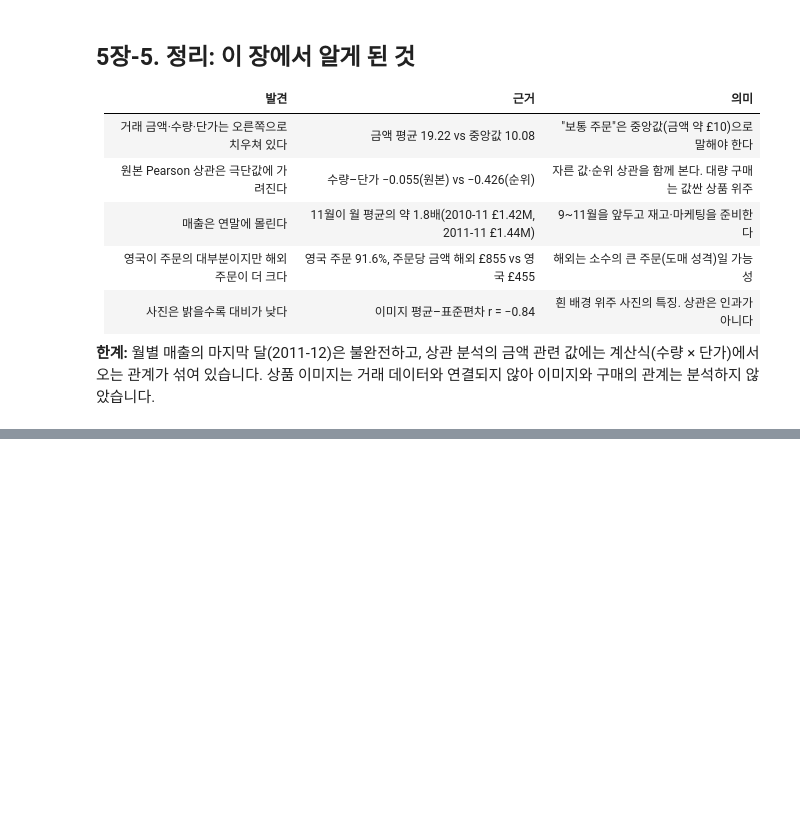
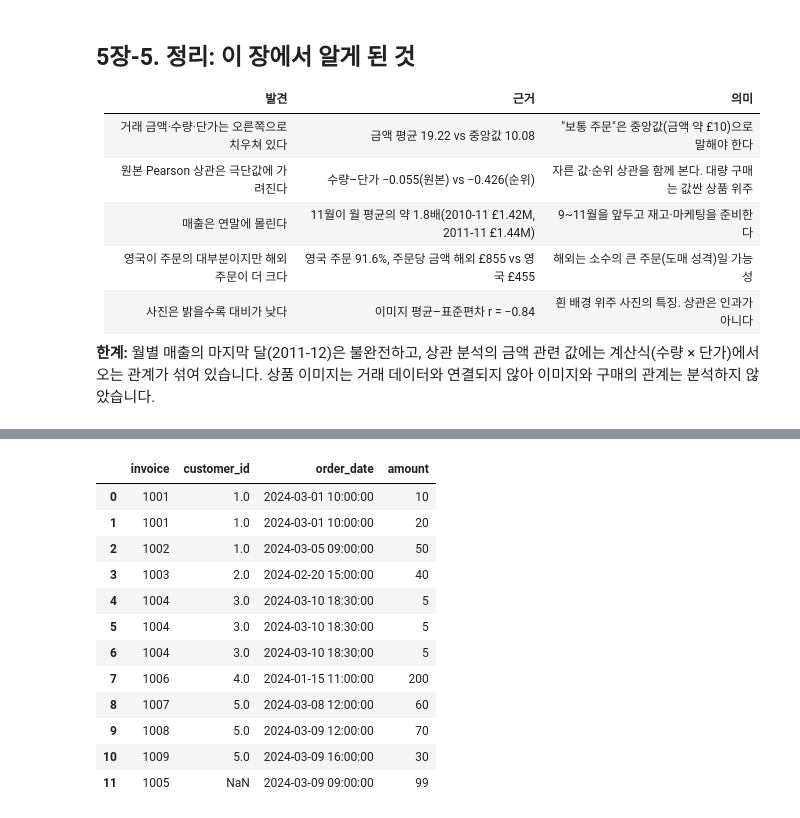
Before and after one commit to byungwoo2026/shopping-rfm-analysis_A1-1, a Jupyter notebook: notebooks/analysis_report.ipynb, the cells around one changed output, grey strips where cells are left out. Cells and saved outputs as stored; diff of their text form; code cells hidden in the pictures; blank space fills up the shorter version.

```diff
--- a/notebooks/analysis_report.ipynb
+++ b/notebooks/analysis_report.ipynb
@@ -1616,0 +1635,24 @@ check
+# %%
+toy_orders = pd.DataFrame({
+    "invoice":     [1001, 1001, 1002, 1003, 1004, 1004, 1004, 1006, 1007, 1008, 1009, 1005],
+    "customer_id": [1, 1, 1, 2, 3, 3, 3, 4, 5, 5, 5, np.nan],
+    "order_date":  pd.to_datetime(["2024-03-01 10:00", "2024-03-01 10:00", "2024-03-05 09:00", "2024-02-20 15:00",
+                                   "2024-03-10 18:30", "2024-03-10 18:30", "2024-03-10 18:30", "2024-01-15 11:00",
+                                   "2024-03-08 12:00", "2024-03-09 12:00", "2024-03-09 16:00", "2024-03-09 09:00"]),
+    "amount":      [10, 20, 50, 40, 5, 5, 5, 200, 60, 70, 30, 99],
+})
+toy_orders
+# %% [output]
+|  | invoice | customer_id | order_date | amount |
+| 0 | 1001 | 1.0 | 2024-03-01 10:00:00 | 10 |
+| 1 | 1001 | 1.0 | 2024-03-01 10:00:00 | 20 |
+| 2 | 1002 | 1.0 | 2024-03-05 09:00:00 | 50 |
+| 3 | 1003 | 2.0 | 2024-02-20 15:00:00 | 40 |
+| 4 | 1004 | 3.0 | 2024-03-10 18:30:00 | 5 |
+| 5 | 1004 | 3.0 | 2024-03-10 18:30:00 | 5 |
+| 6 | 1004 | 3.0 | 2024-03-10 18:30:00 | 5 |
+| 7 | 1006 | 4.0 | 2024-01-15 11:00:00 | 200 |
+| 8 | 1007 | 5.0 | 2024-03-08 12:00:00 | 60 |
+| 9 | 1008 | 5.0 | 2024-03-09 12:00:00 | 70 |
+| 10 | 1009 | 5.0 | 2024-03-09 16:00:00 | 30 |
+| 11 | 1005 | NaN | 2024-03-09 09:00:00 | 99 |
```
Also changed, not shown: parts of 24 cells of this notebook, 2 other files.
